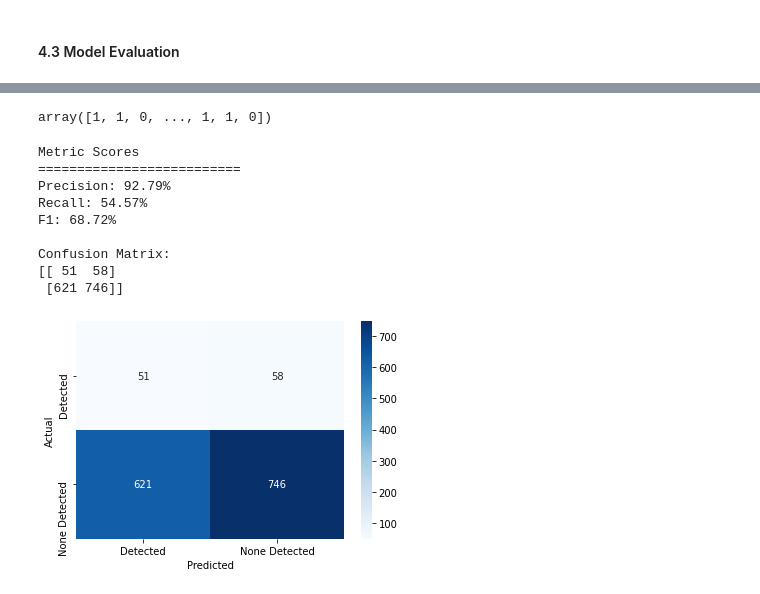
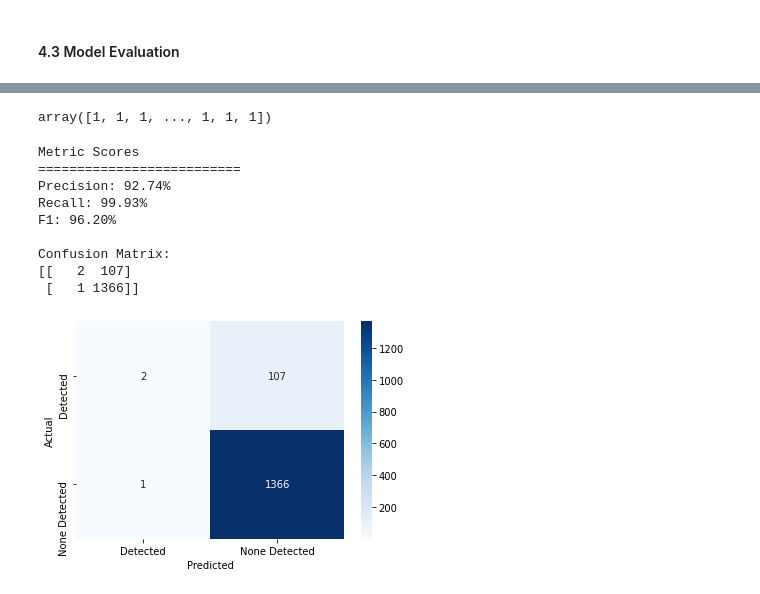
Before and after one commit to iainmuir6/Machine-Learning-with-Coronavirus-Data, a Jupyter notebook: ml_covid_research.ipynb, the cells around one changed output, grey strips where cells are left out. Cells and saved outputs as stored; diff of their text form; code cells hidden in the pictures.

Commit message:
Model experimentation

```diff
--- a/ml_covid_research.ipynb
+++ b/ml_covid_research.ipynb
@@ -638,2 +652,12 @@ model = Sequential([
+# %%
+seq3 = Sequential([
+    Dense(top_n_feats, kernel_initializer='he_normal'),
+    PReLU(),
+    Dense(6, kernel_initializer='he_normal'),
+    PReLU(),
+    Dense(2, activation='softmax')
+])
 # %%
 # keras.utils.plot_model(model, "seq_model1.png", show_shapes=True)
+# %%
+model = seq3
@@ -640,10 +672,10 @@ model = Sequential([
 # %%
 model.compile(
-    loss='binary_crossentropy', optimizer='adam', metrics=['accuracy']
+    loss='sparse_categorical_crossentropy', optimizer='sgd', metrics=['accuracy']
 )
 # %%
 history = model.fit(
-    X_train, y_train, batch_size=50, epochs=30, validation_split=0.2, shuffle=True, verbose=2
+    X_train, y_train, batch_size=10, epochs=30, validation_split=0.2, shuffle=True, verbose=2
 )
 # %% [output]
 Epoch 1/30
@@ -718,7 +758,7 @@ y_prediction_array = model.predict(X_test)
 y_prediction = np.argmax(y_prediction_array, axis=1)
 y_prediction
 # %% [output]
-array([1, 1, 0, ..., 1, 1, 0])
+array([1, 1, 1, ..., 1, 1, 1])
 # %%
 def metric_evaluation(y_test, y_pred):
     print("Metric Scores")
@@ -734,21 +774,21 @@ metric_evaluation(y_test, y_prediction)
 # %% [output]
 Metric Scores
 ==========================
-Precision: 92.79%
-Recall: 54.57%
-F1: 68.72%
+Precision: 92.74%
+Recall: 99.93%
+F1: 96.20%
 
 Confusion Matrix:
-[[ 51  58]
- [621 746]]
+[[   2  107]
+ [   1 1366]]
 # %%
 cm_df = pd.DataFrame(
     confusion_matrix(y_test, y_prediction), columns=['Detected', 'None Detected'], index=['Detected', 'None Detected']
 )
 ax = sns.heatmap(
-    data=cm_df, cmap=cm.Blues, annot=True, fmt='d', linecolor='k'
+    data=cm_df, cmap=cm.Blues, annot=True, fmt='d'
 )
 ax.set(xlabel='Predicted', ylabel='Actual')
 plt.show()
 # %% [output]
-[figure, old version]
+[figure, new version]
```
Also changed, not shown: parts of 18 cells of this notebook.
